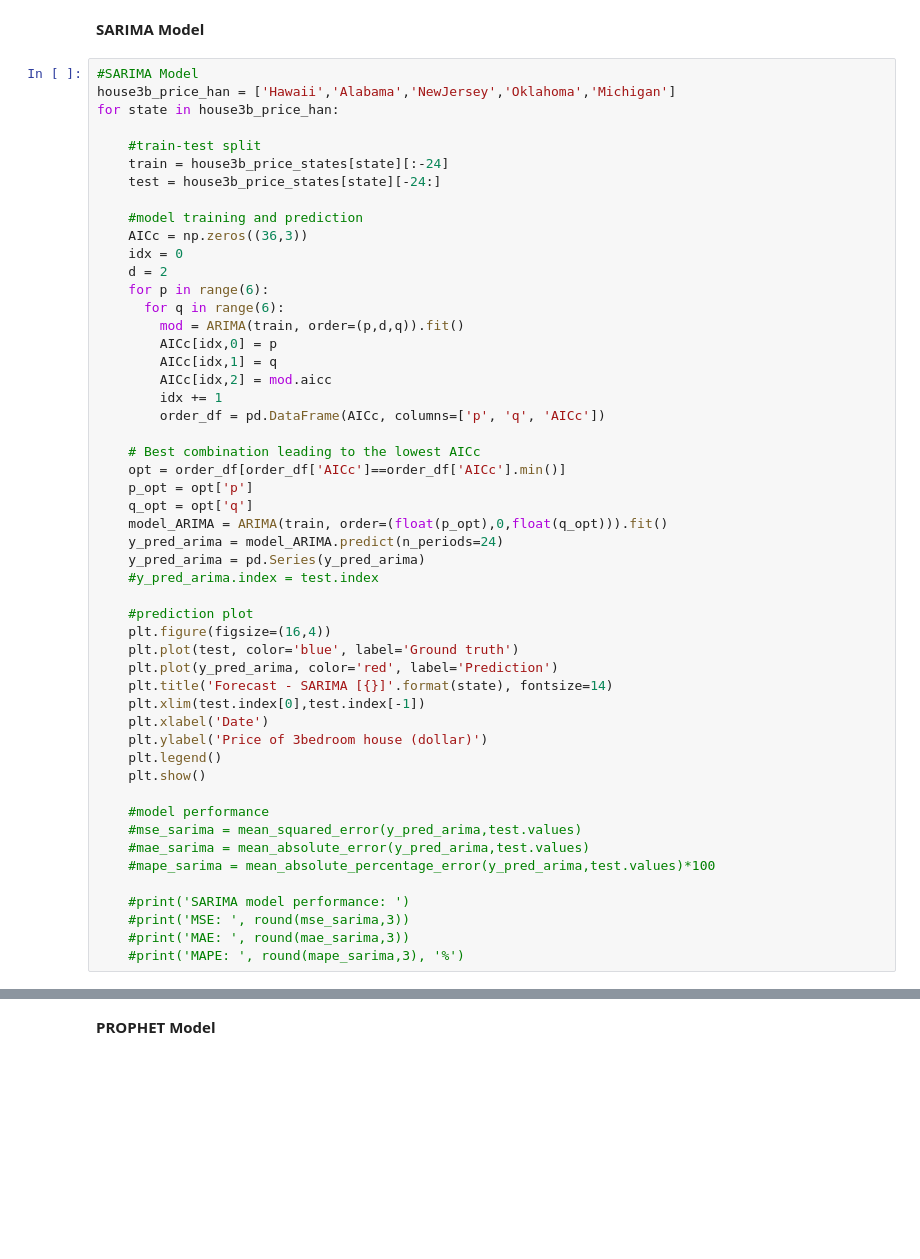
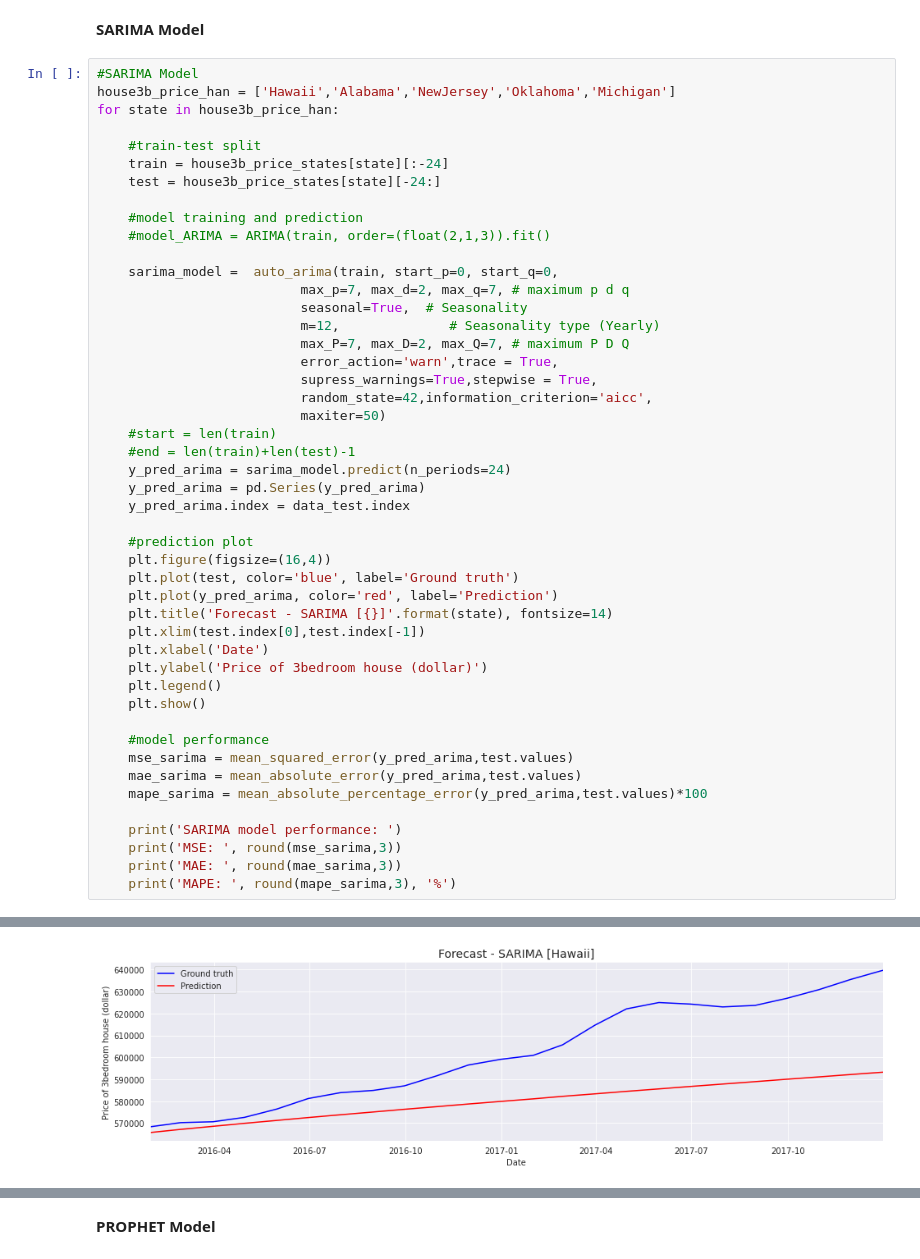
Before and after one commit to MaliheDahmardeh/state-house-price-analysis-SM, a Jupyter notebook: state-house-price-analysis.ipynb, the cells around one changed output, grey strips where cells are left out. Saved outputs shown, nothing was run; the diff lists cells and outputs as text; blank space fills up the shorter version.

```diff
--- a/state-house-price-analysis.ipynb
+++ b/state-house-price-analysis.ipynb
@@ -1813,26 +1813,22 @@ for state in house3b_price_han:
     test = house3b_price_states[state][-24:]
 
     #model training and prediction
-    AICc = np.zeros((36,3))
-    idx = 0
-    d = 2
-    for p in range(6):
-      for q in range(6):
-        mod = ARIMA(train, order=(p,d,q)).fit()
-        AICc[idx,0] = p
-        AICc[idx,1] = q
-        AICc[idx,2] = mod.aicc
-        idx += 1
-        order_df = pd.DataFrame(AICc, columns=['p', 'q', 'AICc'])
+    #model_ARIMA = ARIMA(train, order=(float(2,1,3)).fit()
 
-    # Best combination leading to the lowest AICc
-    opt = order_df[order_df['AICc']==order_df['AICc'].min()]
-    p_opt = opt['p']
-    q_opt = opt['q']
-    model_ARIMA = ARIMA(train, order=(float(p_opt),0,float(q_opt))).fit()
-    y_pred_arima = model_ARIMA.predict(n_periods=24)
+    sarima_model =  auto_arima(train, start_p=0, start_q=0,
+                          max_p=7, max_d=2, max_q=7, # maximum p d q
+                          seasonal=True,  # Seasonality
+                          m=12,              # Seasonality type (Yearly)
+                          max_P=7, max_D=2, max_Q=7, # maximum P D Q
+                          error_action='warn',trace = True,
+                          supress_warnings=True,stepwise = True,
+                          random_state=42,information_criterion='aicc',
+                          maxiter=50)
+    #start = len(train)
+    #end = len(train)+len(test)-1
+    y_pred_arima = sarima_model.predict(n_periods=24)
     y_pred_arima = pd.Series(y_pred_arima)
-    #y_pred_arima.index = test.index
+    y_pred_arima.index = data_test.index
 
     #prediction plot
     plt.figure(figsize=(16,4))
@@ -1846,11 +1842,12 @@ for state in house3b_price_han:
     plt.show()
 
     #model performance
-    #mse_sarima = mean_squared_error(y_pred_arima,test.values)
-    #mae_sarima = mean_absolute_error(y_pred_arima,test.values)
-    #mape_sarima = mean_absolute_percentage_error(y_pred_arima,test.values)*100
+    mse_sarima = mean_squared_error(y_pred_arima,test.values)
+    mae_sarima = mean_absolute_error(y_pred_arima,test.values)
+    mape_sarima = mean_absolute_percentage_error(y_pred_arima,test.values)*100
 
-    #print('SARIMA model performance: ')
-    #print('MSE: ', round(mse_sarima,3))
-    #print('MAE: ', round(mae_sarima,3))
-    #print('MAPE: ', round(mape_sarima,3), '%')
+    print('SARIMA model performance: ')
+    print('MSE: ', round(mse_sarima,3))
+    print('MAE: ', round(mae_sarima,3))
+    print('MAPE: ', round(mape_sarima,3), '%')
+# %% [output]
@@ -1856,0 +1871 @@ for state in house3b_price_han:
+[figure, added]
```
Also changed, not shown: parts of 21 cells of this notebook.
